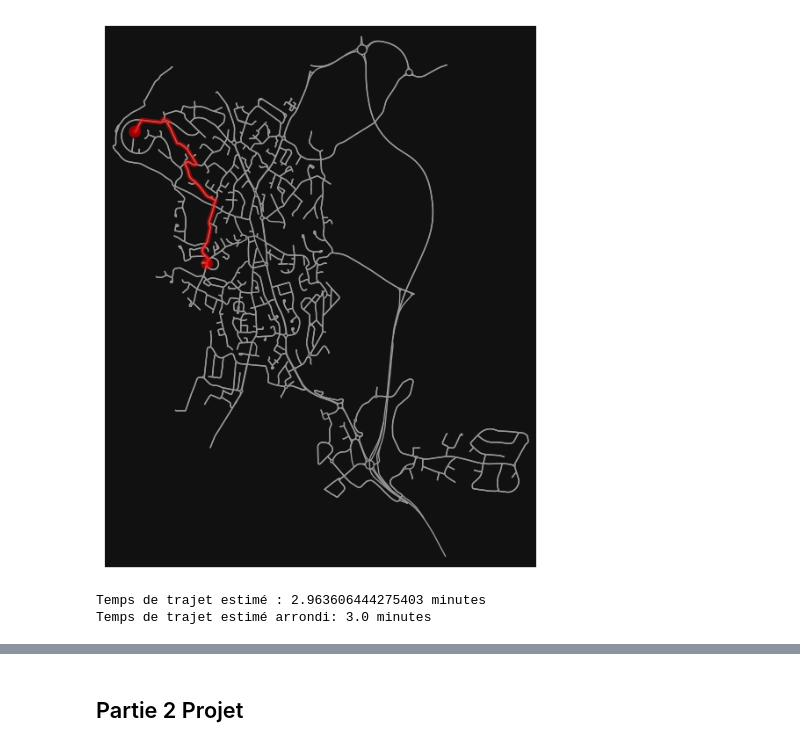
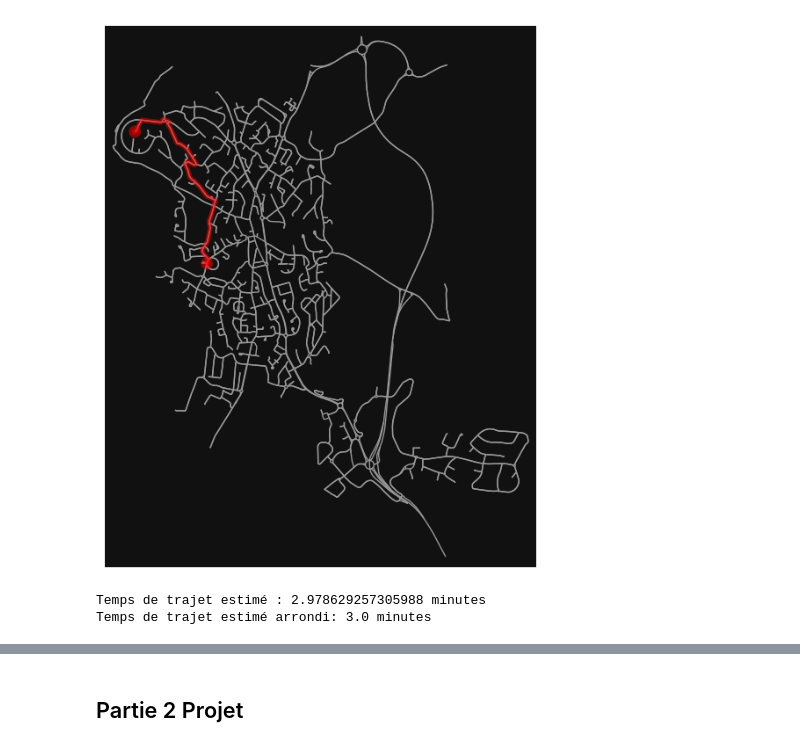
Before and after one commit to ArthY07/Projet-Graphes-Et-Reseaux-L3, a Jupyter notebook: Feschet_Arthur_Chayrigues_Noah.ipynb, the cells around one changed output, grey strips where cells are left out. Cells and saved outputs as stored; diff of their text form; code cells hidden in the pictures.

```diff
--- a/Feschet_Arthur_Chayrigues_Noah.ipynb
+++ b/Feschet_Arthur_Chayrigues_Noah.ipynb
@@ -35,14 +38,14 @@ Successfully installed osmnx-2.1.0
 # %%
-# Question 2
+#Question 2
 def find_min(N,pi):
 
-  minimum= 999999999
-  for x in N :
-      if pi[x] < minimum:
-          minimum=pi[x]
-          resultat = x
+    minimum= 999999999
+    for x in N :
+        if pi[x] < minimum:
+            minimum=pi[x]
+            resultat = x
 
-  return resultat
+    return resultat
 
 def dijkstra_optimise(G, source, target):
     p = source
@@ -66,8 +69,8 @@ def dijkstra_optimise(G, source, target):
 
         neighbors = [key for key in G[p]]
         for x in neighbors:
-            # On adapte juste ces deux lignes aux données de la carte
-            poids = G[p][x][0].get("travel_time", 1)
+            #Nous sommes passés d'un multigraph en un graphe orienté simple donc retrait du [0]
+            poids = G[p][x].get("travel_time", 1)
 
             if pi[x] > pi[p] + poids:
                 pi[x] = pi[p] + poids
@@ -83,33 +86,29 @@ def dijkstra_optimise(G, source, target):
     chemin.reverse()
     return chemin, pi[target]
 # %%
+#Question 3
 sizes = [100, 300, 500, 800, 1000]
 times_optimise = []
 
 print("Lancement du benchmark...")
 
 for n in sizes:
-    G = nx.gnm_random_graph(n, n * 5, directed=False)
-    G = nx.MultiGraph(G)
+    #Nous sommes passés d'un multigraph en un graphe orienté simple
+    G = nx.gnm_random_graph(n, n * 5, directed=True)
 
-    # 1. Boucle pour ajouter les poids sur toutes les arêtes
     for u, v, data in G.edges(data=True):
         data['travel_time'] = random.randint(1, 10)
 
-    # 2. En dehors de la boucle des arêtes, on prépare les paramètres
     source = 0
     target = n - 1
 
-    # 3. Lancement du chronomètre et exécution d'un SEUL test par taille de graphe
     start = time.time()
 
-    # Assure-toi que ta fonction dijkstra_optimise est bien définie plus haut dans ton script
     dijkstra_optimise(G, source, target)
 
     times_optimise.append(time.time() - start)
     print(f"Taille {n} terminée.")
 
-# 4. En dehors de la grande boucle 'for n in sizes', on affiche le résultat global
 plt.figure(figsize=(10, 6))
 plt.plot(sizes, times_optimise, label='Dijkstra V2 (Liste Ouverte Q)', marker='s', color='green')
 plt.title("Performance de dijkstra_optimise")
@@ -129,27 +139,33 @@ Taille 1000 terminée.
 # %%
 # Question 4
 location = {
     "0": (3.801007, 43.690637),  # Entrepôt
     "1": (3.791705, 43.701633)   # Client
 }
-G = ox.graph_from_place("Saint-Gély-du-Fesc, France", network_type="drive")
-G = ox.add_edge_speeds(G) # Ajoutez cette ligne pour calculer les vitesses
-G = ox.add_edge_travel_times(G)
 
+# On stocke le graphe d'origine dans G_base (pour l'affichage)
+G_base = ox.graph_from_place("Saint-Gély-du-Fesc, France", network_type="drive")
+G_base = ox.add_edge_speeds(G_base)
+G_base = ox.add_edge_travel_times(G_base)
 
-for u, v, key, data in G.edges(keys=True, data=True):
+#Modification 1  : Nous sommes passés d'un multigraph en un graphe orienté simple (avant Mutltigraph, désormais Digraph)
+G = nx.DiGraph(G_base)
+
+# On enlève "key" et "keys=True" car G est maintenant un graphe simple
+for u, v, data in G.edges(data=True):
     if 'travel_time' in data:
         data['weight'] = data['travel_time']
 
 Entrepôt = ox.distance.nearest_nodes(G, location['0'][0], location['0'][1])
 Client   = ox.distance.nearest_nodes(G, location['1'][0], location['1'][1])
 
 chemin, duree = dijkstra_optimise(G, Entrepôt, Client)
 
-fig, ax = ox.plot_graph_route(G, chemin, route_color='red', route_linewidth=4, node_size=0)
+# On utilise G_base (le MultiGraph) au lieu de G pour la fonction d'affichage car sinon erreur
+fig, ax = ox.plot_graph_route(G_base, chemin, route_color='red', route_linewidth=4, node_size=0)
 print(f"Temps de trajet estimé : {duree / 60} minutes")
 print(f"Temps de trajet estimé arrondi: {round(duree / 60, 1)} minutes")
 # %% [output]
-[figure, old version]
+[figure, new version]
-Temps de trajet estimé : 2.963606444275403 minutes
+Temps de trajet estimé : 2.978629257305988 minutes
 Temps de trajet estimé arrondi: 3.0 minutes
```
Also changed, not shown: parts of 23 cells of this notebook.
